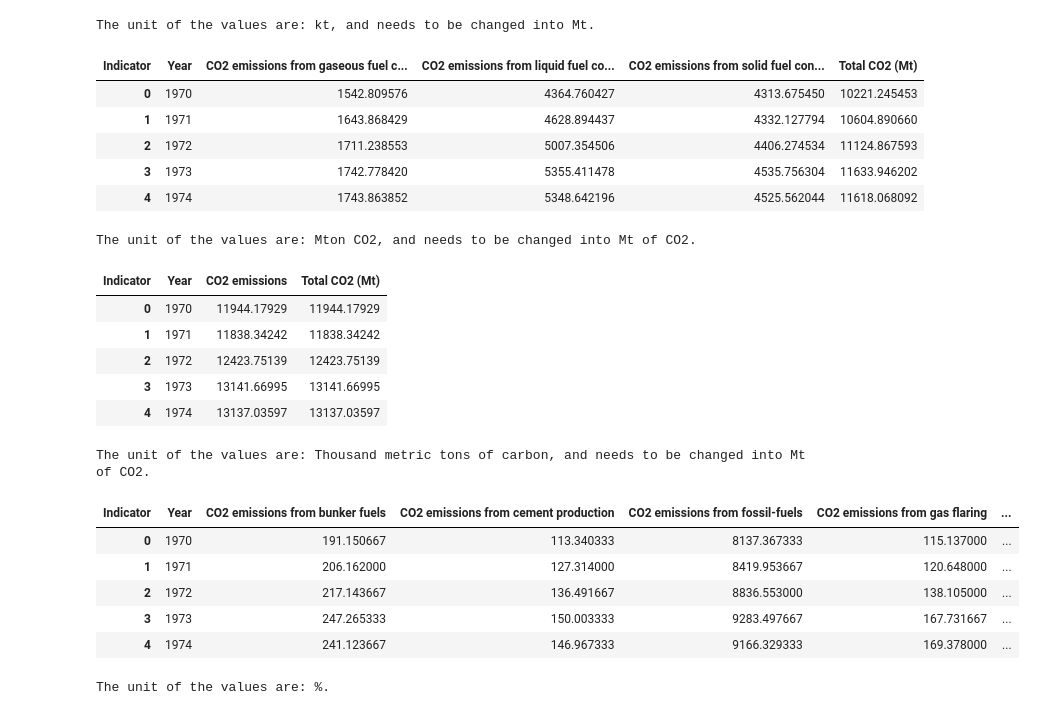
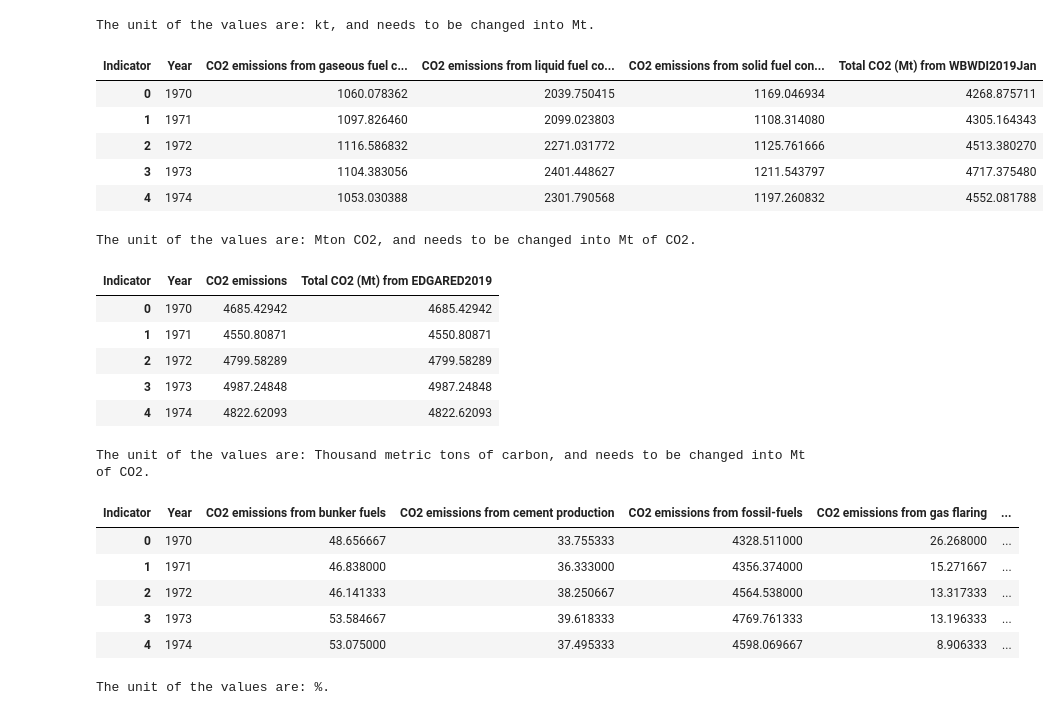
Before and after one commit to zhujunqing1996/2021-TAMU-datathon, a Jupyter notebook: ENVIRONMENT_DATA_ATLAS.ipynb, the cells around one changed output. Cells and saved outputs as stored; diff of their text form; code cells hidden in the pictures.

```diff
--- a/ENVIRONMENT_DATA_ATLAS.ipynb
+++ b/ENVIRONMENT_DATA_ATLAS.ipynb
@@ -24,0 +18,3 @@ df.head()
+# %%
+df = df[df['Country ISO Code'] == 'US']
+df.head()
@@ -25,53 +28,53 @@ df.head()
 # %%
 # No 1: WB mt CO2 from gas solid liquid fuel
 Indicator1 = ['CO2 emissions from gaseous fuel consumption', 'CO2 emissions from liquid fuel consumption', 'CO2 emissions from solid fuel consumption']
 df_filter1 = df[(df['Dataset'] == 'WBWDI2019Jan') & (df['Year'] >= 1970) & (df['Indicator'].isin(Indicator1))]
 print('The unit of the values are: {}, and needs to be changed into Mt.'.format(df_filter1['Unit'].unique()[0]))
 df_1 = pd.crosstab(df_filter1.Year, df_filter1.Indicator, values = df_filter1.Value/1000, aggfunc = 'sum')
-df_1['Total CO2 (Mt)'] = df_1.sum(axis = 1)
+df_1['Total CO2 (Mt) from WBWDI2019Jan'] = df_1.sum(axis = 1)
 df_1.reset_index(inplace = True)
 df_1.head()
 # %% [output]
 The unit of the values are: kt, and needs to be changed into Mt.
-| Indicator | Year | CO2 emissions from gaseous fuel c... | CO2 emissions from liquid fuel co... | CO2 emissions from solid fuel con... | Total CO2 (Mt) |
-| 0 | 1970 | 1542.809576 | 4364.760427 | 4313.675450 | 10221.245453 |
-| 1 | 1971 | 1643.868429 | 4628.894437 | 4332.127794 | 10604.890660 |
-| 2 | 1972 | 1711.238553 | 5007.354506 | 4406.274534 | 11124.867593 |
-| 3 | 1973 | 1742.778420 | 5355.411478 | 4535.756304 | 11633.946202 |
-| 4 | 1974 | 1743.863852 | 5348.642196 | 4525.562044 | 11618.068092 |
+| Indicator | Year | CO2 emissions from gaseous fuel c... | CO2 emissions from liquid fuel co... | CO2 emissions from solid fuel con... | Total CO2 (Mt) from WBWDI2019Jan |
+| 0 | 1970 | 1060.078362 | 2039.750415 | 1169.046934 | 4268.875711 |
+| 1 | 1971 | 1097.826460 | 2099.023803 | 1108.314080 | 4305.164343 |
+| 2 | 1972 | 1116.586832 | 2271.031772 | 1125.761666 | 4513.380270 |
+| 3 | 1973 | 1104.383056 | 2401.448627 | 1211.543797 | 4717.375480 |
+| 4 | 1974 | 1053.030388 | 2301.790568 | 1197.260832 | 4552.081788 |
 # %%
 # No 2: EDG mt CO2
 Indicator2 = ['CO2 emissions']
 df_filter2 = df[(df['Dataset'] == 'EDGARED2019') & (df['Year'] >= 1970) & (df['Indicator'].isin(Indicator2))]
 print('The unit of the values are: {}, and needs to be changed into Mt of CO2.'.format(df_filter2['Unit'].unique()[0]))
 df_2 = pd.crosstab(df_filter2.Year, df_filter2.Indicator, values = df_filter2.Value, aggfunc = 'sum')
-df_2['Total CO2 (Mt)'] = df_2.sum(axis = 1)
+df_2['Total CO2 (Mt) from EDGARED2019'] = df_2.sum(axis = 1)
 df_2.reset_index(inplace = True)
 df_2.head()
 # %% [output]
 The unit of the values are: Mton CO2, and needs to be changed into Mt of CO2.
-| Indicator | Year | CO2 emissions | Total CO2 (Mt) |
-| 0 | 1970 | 11944.17929 | 11944.17929 |
-| 1 | 1971 | 11838.34242 | 11838.34242 |
-| 2 | 1972 | 12423.75139 | 12423.75139 |
-| 3 | 1973 | 13141.66995 | 13141.66995 |
-| 4 | 1974 | 13137.03597 | 13137.03597 |
+| Indicator | Year | CO2 emissions | Total CO2 (Mt) from EDGARED2019 |
+| 0 | 1970 | 4685.42942 | 4685.42942 |
+| 1 | 1971 | 4550.80871 | 4550.80871 |
+| 2 | 1972 | 4799.58289 | 4799.58289 |
+| 3 | 1973 | 4987.24848 | 4987.24848 |
+| 4 | 1974 | 4822.62093 | 4822.62093 |
 # %%
 # No 3: CDI mt CO2 from different sectors
 Indicator3 = ['CO2 emissions from bunker fuels', 'CO2 emissions from cement production', 'CO2 emissions from fossil-fuels', 'CO2 emissions from gas flaring']
 df_filter3 = df[(df['Dataset'] == 'CDIACGNCO2015') & (df['Year'] >= 1970) & (df['Indicator'].isin(Indicator3))]
 print('The unit of the values are: {}, and needs to be changed into Mt of CO2.'.format(df_filter3['Unit'].unique()[0]))
 df_3 = pd.crosstab(df_filter3.Year, df_filter3.Indicator, values = df_filter3.Value/1000/12*44, aggfunc = 'sum').reset_index()
-df_3['Total CO2 (Mt)'] = df_3.sum(axis = 1)
+df_3['Total CO2 (Mt) from CDIACGNCO2015'] = df_3.sum(axis = 1)
 df_3.head()
 # %% [output]
 The unit of the values are: Thousand metric tons of carbon, and needs to be changed into Mt of CO2.
 | Indicator | Year | CO2 emissions from bunker fuels | CO2 emissions from cement production | CO2 emissions from fossil-fuels | CO2 emissions from gas flaring | ... |
-| 0 | 1970 | 191.150667 | 113.340333 | 8137.367333 | 115.137000 | ... |
-| 1 | 1971 | 206.162000 | 127.314000 | 8419.953667 | 120.648000 | ... |
-| 2 | 1972 | 217.143667 | 136.491667 | 8836.553000 | 138.105000 | ... |
-| 3 | 1973 | 247.265333 | 150.003333 | 9283.497667 | 167.731667 | ... |
-| 4 | 1974 | 241.123667 | 146.967333 | 9166.329333 | 169.378000 | ... |
+| 0 | 1970 | 48.656667 | 33.755333 | 4328.511000 | 26.268000 | ... |
+| 1 | 1971 | 46.838000 | 36.333000 | 4356.374000 | 15.271667 | ... |
+| 2 | 1972 | 46.141333 | 38.250667 | 4564.538000 | 13.317333 | ... |
+| 3 | 1973 | 53.584667 | 39.618333 | 4769.761333 | 13.196333 | ... |
+| 4 | 1974 | 53.075000 | 37.495333 | 4598.069667 | 8.906333 | ... |
 # %%
 # No 4: WB % CO2 from different sectors
 Indicator4 = ['CO2 emissions from electricity production (%)', 'CO2 emissions from manufacturing industries (%)', 'CO2 emissions from other sectors (%)', 'CO2 emissions: residential buildings (%)', 'CO2 emissions: transport (%)']
```
Also changed, not shown: parts of 7 cells of this notebook.
